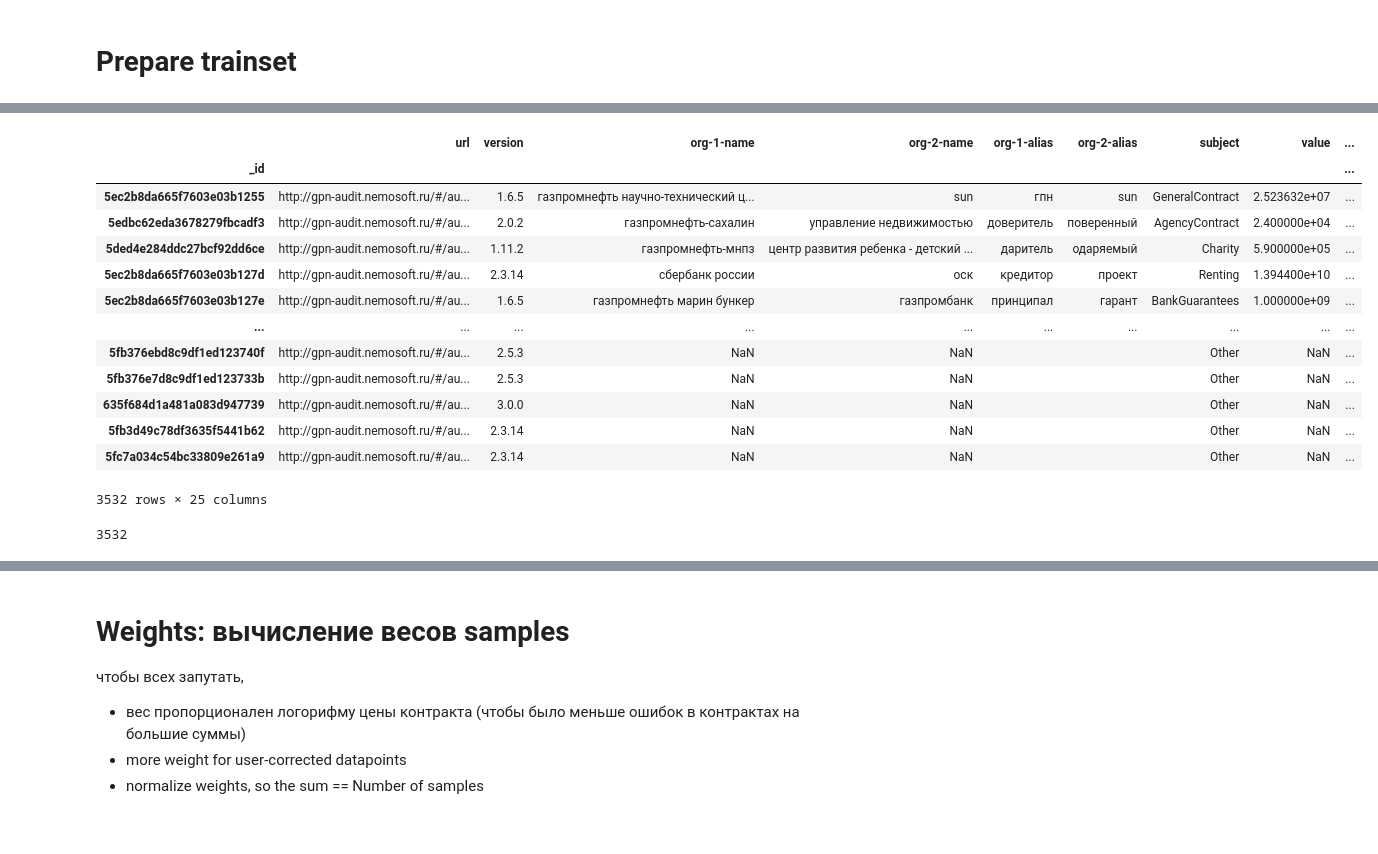
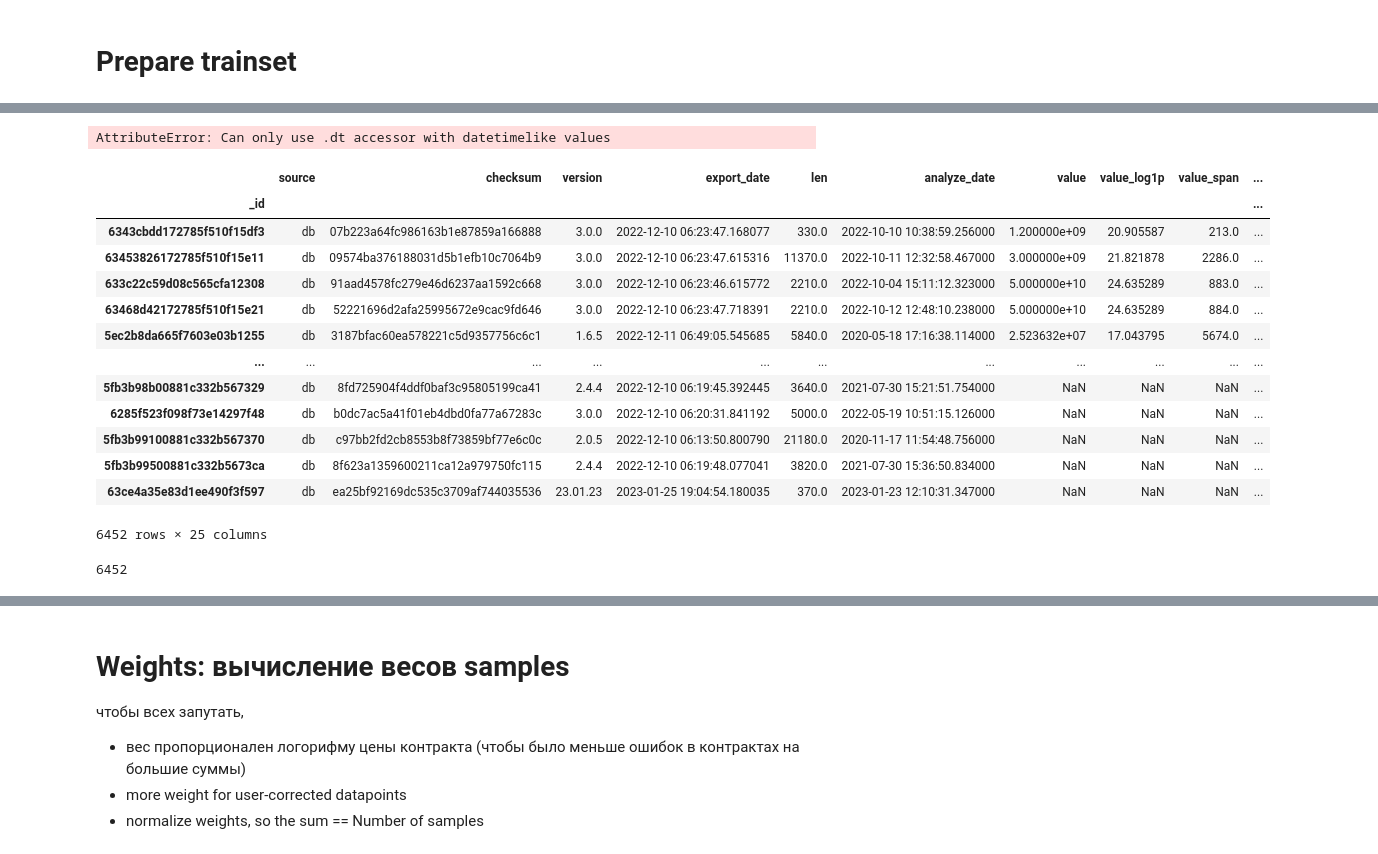
Before and after one commit to LitJane/analyser, a Jupyter notebook: trainsets/retrain_contract_uber_model.ipynb, the cells around one changed output, grey strips where cells are left out. Saved outputs shown, nothing was run; the diff lists cells and outputs as text; code cells hidden in the pictures.

```diff
--- a/trainsets/retrain_contract_uber_model.ipynb
+++ b/trainsets/retrain_contract_uber_model.ipynb
@@ -35,23 +38,35 @@ if IN_COLAB:
   !pip install --no-deps --upgrade git+https://www.github.com/nemoware/analyser.git@uber-models
   !pip install -q pyjarowinkler overrides
 # %%
+import os
+import random
+import math
+import json
+import warnings
+
+from os import path
+from pathlib import Path
+import analyser.hyperparams
+
+training_reports_path = Path(analyser.hyperparams.__file__).parent.parent / 'training_reports/'
 
 if not IN_COLAB:
-  import analyser.hyperparams
-  _work_dir_default = os.path.realpath(os.path.join(  analyser.hyperparams.__file__, '..', '..', '..', 'work'))
-  work_dir = os.environ.get('GPN_WORK_DIR', _work_dir_default)
+    _work_dir_default = os.path.realpath(os.path.join(  analyser.hyperparams.__file__, '..', '..', '..', 'work'))
+    work_dir = os.environ.get('GPN_WORK_DIR', _work_dir_default)
 
-  if not os.path.isdir(work_dir):
-    os.mkdir(work_dir)
+    if not os.path.isdir(work_dir):
+        os.mkdir(work_dir)
 
-  analyser.hyperparams.work_dir = work_dir
+    analyser.hyperparams.work_dir = work_dir
 else:
-  import analyser.hyperparams
-  from google.colab import drive
-  drive.mount('/content/drive')
-  os.environ['GPN_WORK_DIR']='/content/drive/My Drive/GazpromOil/trainsets/uber_2'
-  analyser.hyperparams.work_dir = os.environ['GPN_WORK_DIR']
+
+    from google.colab import drive
+    drive.mount('/content/drive')
+    os.environ['GPN_WORK_DIR']='/content/drive/My Drive/GazpromOil/trainsets/uber_2'
+    analyser.hyperparams.work_dir = os.environ['GPN_WORK_DIR']
 
 print('work_dir=', analyser.hyperparams.work_dir)
+
+
 assert os.path.isdir(analyser.hyperparams.work_dir)
 # %% [output]
@@ -159,0 +269,7 @@ print(work_dir)
+# %%
+stats['user_correction_date'] = stats['user_correction_date'].dt.tz_localize(None)
+
+
+stats.sort_values(['user_correction_date'])
+# %% [output]
+AttributeError: Can only use .dt accessor with datetimelike values
@@ -160,25 +278,25 @@ print(work_dir)
 # %%
-umtm = UberModelTrainsetManager (work_dir)
+umtm = UberModelTrainsetManager (work_dir, reports_dir=training_reports_path)
 
 umtm.load_contract_trainset_meta() # 'contract_trainset_meta.csv'
 stats = umtm.stats
 stats
 # %% [output]
-|  | url | version | org-1-name | org-2-name | org-1-alias | org-2-alias | subject | value | ... |
-| _id |  |  |  |  |  |  |  |  | ... |
-| 5ec2b8da665f7603e03b1255 | http://gpn-audit.nemosoft.ru/#/au... | 1.6.5 | газпромнефть научно-технический ц... | sun | гпн | sun | GeneralContract | 2.523632e+07 | ... |
-| 5edbc62eda3678279fbcadf3 | http://gpn-audit.nemosoft.ru/#/au... | 2.0.2 | газпромнефть-сахалин | управление недвижимостью | доверитель | поверенный | AgencyContract | 2.400000e+04 | ... |
-| 5ded4e284ddc27bcf92dd6ce | http://gpn-audit.nemosoft.ru/#/au... | 1.11.2 | газпромнефть-мнпз | центр развития ребенка - детский ... | даритель | одаряемый | Charity | 5.900000e+05 | ... |
-| 5ec2b8da665f7603e03b127d | http://gpn-audit.nemosoft.ru/#/au... | 2.3.14 | сбербанк россии | оск | кредитор | проект | Renting | 1.394400e+10 | ... |
-| 5ec2b8da665f7603e03b127e | http://gpn-audit.nemosoft.ru/#/au... | 1.6.5 | газпромнефть марин бункер | газпромбанк | принципал | гарант | BankGuarantees | 1.000000e+09 | ... |
-| ... | ... | ... | ... | ... | ... | ... | ... | ... | ... |
-| 5fb376ebd8c9df1ed123740f | http://gpn-audit.nemosoft.ru/#/au... | 2.5.3 | NaN | NaN |  |  | Other | NaN | ... |
-| 5fb376e7d8c9df1ed123733b | http://gpn-audit.nemosoft.ru/#/au... | 2.5.3 | NaN | NaN |  |  | Other | NaN | ... |
-| 635f684d1a481a083d947739 | http://gpn-audit.nemosoft.ru/#/au... | 3.0.0 | NaN | NaN |  |  | Other | NaN | ... |
-| 5fb3d49c78df3635f5441b62 | http://gpn-audit.nemosoft.ru/#/au... | 2.3.14 | NaN | NaN |  |  | Other | NaN | ... |
-| 5fc7a034c54bc33809e261a9 | http://gpn-audit.nemosoft.ru/#/au... | 2.3.14 | NaN | NaN |  |  | Other | NaN | ... |
+|  | source | checksum | version | export_date | len | analyze_date | value | value_log1p | value_span | ... |
+| _id |  |  |  |  |  |  |  |  |  | ... |
+| 6343cbdd172785f510f15df3 | db | 07b223a64fc986163b1e87859a166888 | 3.0.0 | 2022-12-10 06:23:47.168077 | 330.0 | 2022-10-10 10:38:59.256000 | 1.200000e+09 | 20.905587 | 213.0 | ... |
+| 63453826172785f510f15e11 | db | 09574ba376188031d5b1efb10c7064b9 | 3.0.0 | 2022-12-10 06:23:47.615316 | 11370.0 | 2022-10-11 12:32:58.467000 | 3.000000e+09 | 21.821878 | 2286.0 | ... |
+| 633c22c59d08c565cfa12308 | db | 91aad4578fc279e46d6237aa1592c668 | 3.0.0 | 2022-12-10 06:23:46.615772 | 2210.0 | 2022-10-04 15:11:12.323000 | 5.000000e+10 | 24.635289 | 883.0 | ... |
+| 63468d42172785f510f15e21 | db | 52221696d2afa25995672e9cac9fd646 | 3.0.0 | 2022-12-10 06:23:47.718391 | 2210.0 | 2022-10-12 12:48:10.238000 | 5.000000e+10 | 24.635289 | 884.0 | ... |
+| 5ec2b8da665f7603e03b1255 | db | 3187bfac60ea578221c5d9357756c6c1 | 1.6.5 | 2022-12-11 06:49:05.545685 | 5840.0 | 2020-05-18 17:16:38.114000 | 2.523632e+07 | 17.043795 | 5674.0 | ... |
+| ... | ... | ... | ... | ... | ... | ... | ... | ... | ... | ... |
+| 5fb3b98b00881c332b567329 | db | 8fd725904f4ddf0baf3c95805199ca41 | 2.4.4 | 2022-12-10 06:19:45.392445 | 3640.0 | 2021-07-30 15:21:51.754000 | NaN | NaN | NaN | ... |
+| 6285f523f098f73e14297f48 | db | b0dc7ac5a41f01eb4dbd0fa77a67283c | 3.0.0 | 2022-12-10 06:20:31.841192 | 5000.0 | 2022-05-19 10:51:15.126000 | NaN | NaN | NaN | ... |
+| 5fb3b99100881c332b567370 | db | c97bb2fd2cb8553b8f73859bf77e6c0c | 2.0.5 | 2022-12-10 06:13:50.800790 | 21180.0 | 2020-11-17 11:54:48.756000 | NaN | NaN | NaN | ... |
+| 5fb3b99500881c332b5673ca | db | 8f623a1359600211ca12a979750fc115 | 2.4.4 | 2022-12-10 06:19:48.077041 | 3820.0 | 2021-07-30 15:36:50.834000 | NaN | NaN | NaN | ... |
+| 63ce4a35e83d1ee490f3f597 | db | ea25bf92169dc535c3709af744035536 | 23.01.23 | 2023-01-25 19:04:54.180035 | 370.0 | 2023-01-23 12:10:31.347000 | NaN | NaN | NaN | ... |
-3532 rows × 25 columns
+6452 rows × 25 columns
 # %%
 print(len(stats))
 # %% [output]
-3532
+6452
```
Also changed, not shown: parts of 53 cells of this notebook, 9 other files.
